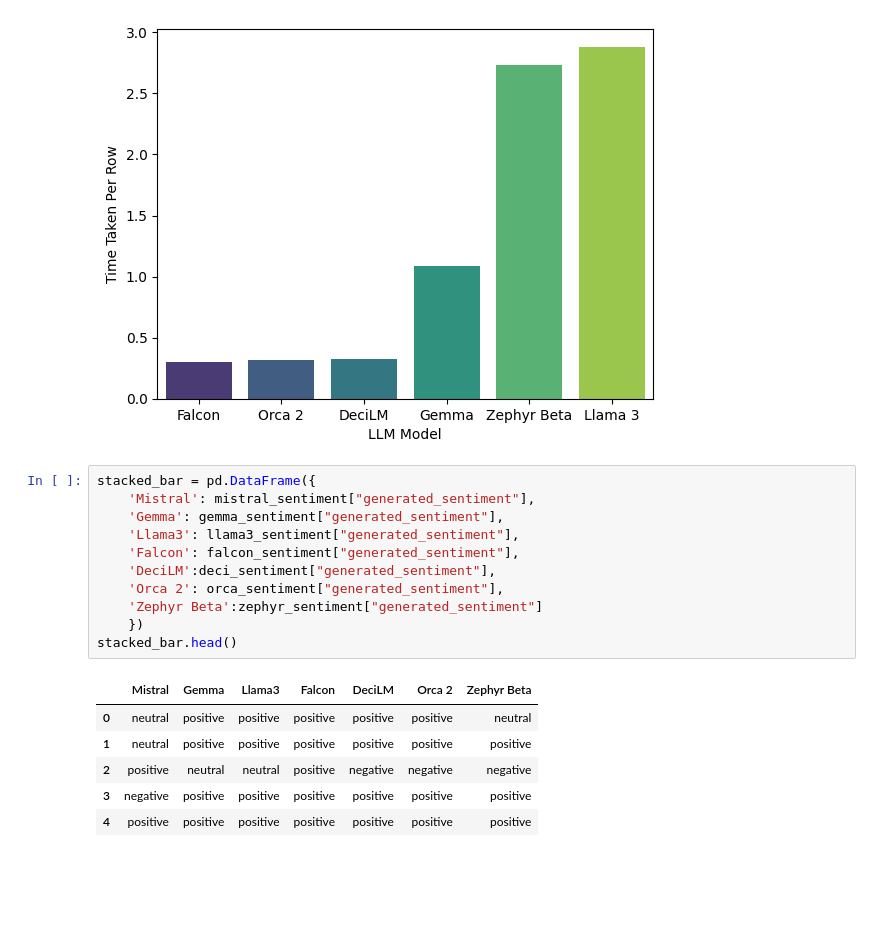
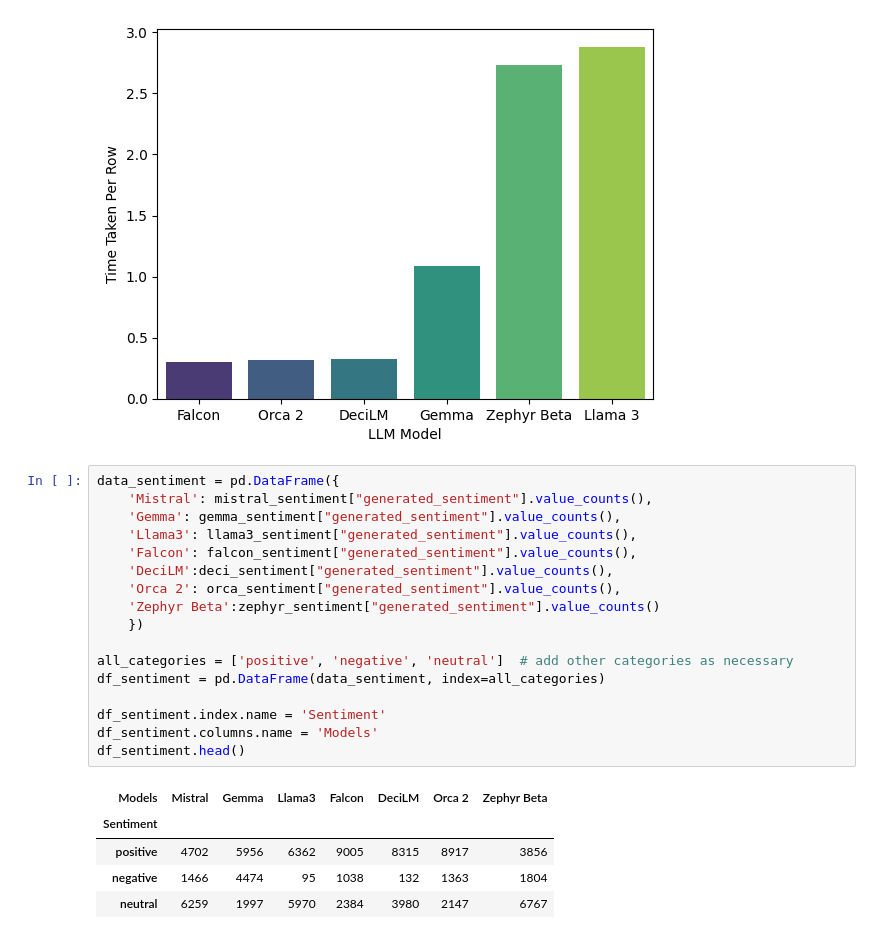
Before and after one commit to data-sci-capstone/copilot, a Jupyter notebook: Evaluation/sentiment-eval-models.ipynb, the cells around one changed output. Drawn from its saved outputs; the diff is of its cells as text; blank space fills up the shorter version.

```diff
--- a/Evaluation/sentiment-eval-models.ipynb
+++ b/Evaluation/sentiment-eval-models.ipynb
@@ -458,20 +458,25 @@ Passing `palette` without assigning `hue` is deprecated and will be removed in v
   sns.barplot(
 [figure]
 # %%
-stacked_bar = pd.DataFrame({
-    'Mistral': mistral_sentiment["generated_sentiment"],
-    'Gemma': gemma_sentiment["generated_sentiment"],
-    'Llama3': llama3_sentiment["generated_sentiment"],
-    'Falcon': falcon_sentiment["generated_sentiment"],
-    'DeciLM':deci_sentiment["generated_sentiment"],
-    'Orca 2': orca_sentiment["generated_sentiment"],
-    'Zephyr Beta':zephyr_sentiment["generated_sentiment"]
+data_sentiment = pd.DataFrame({
+    'Mistral': mistral_sentiment["generated_sentiment"].value_counts(),
+    'Gemma': gemma_sentiment["generated_sentiment"].value_counts(),
+    'Llama3': llama3_sentiment["generated_sentiment"].value_counts(),
+    'Falcon': falcon_sentiment["generated_sentiment"].value_counts(),
+    'DeciLM':deci_sentiment["generated_sentiment"].value_counts(),
+    'Orca 2': orca_sentiment["generated_sentiment"].value_counts(),
+    'Zephyr Beta':zephyr_sentiment["generated_sentiment"].value_counts()
     })
-stacked_bar.head()
+
+all_categories = ['positive', 'negative', 'neutral']  # add other categories as necessary
+df_sentiment = pd.DataFrame(data_sentiment, index=all_categories)
+
+df_sentiment.index.name = 'Sentiment'
+df_sentiment.columns.name = 'Models'
+df_sentiment.head()
 # %% [output]
-|  | Mistral | Gemma | Llama3 | Falcon | DeciLM | Orca 2 | Zephyr Beta |
-| 0 | neutral | positive | positive | positive | positive | positive | neutral |
-| 1 | neutral | positive | positive | positive | positive | positive | positive |
-| 2 | positive | neutral | neutral | positive | negative | negative | negative |
-| 3 | negative | positive | positive | positive | positive | positive | positive |
-| 4 | positive | positive | positive | positive | positive | positive | positive |
+| Models | Mistral | Gemma | Llama3 | Falcon | DeciLM | Orca 2 | Zephyr Beta |
+| Sentiment |  |  |  |  |  |  |  |
+| positive | 4702 | 5956 | 6362 | 9005 | 8315 | 8917 | 3856 |
+| negative | 1466 | 4474 | 95 | 1038 | 132 | 1363 | 1804 |
+| neutral | 6259 | 1997 | 5970 | 2384 | 3980 | 2147 | 6767 |
```
Also changed, not shown: parts of 4 cells of this notebook.
